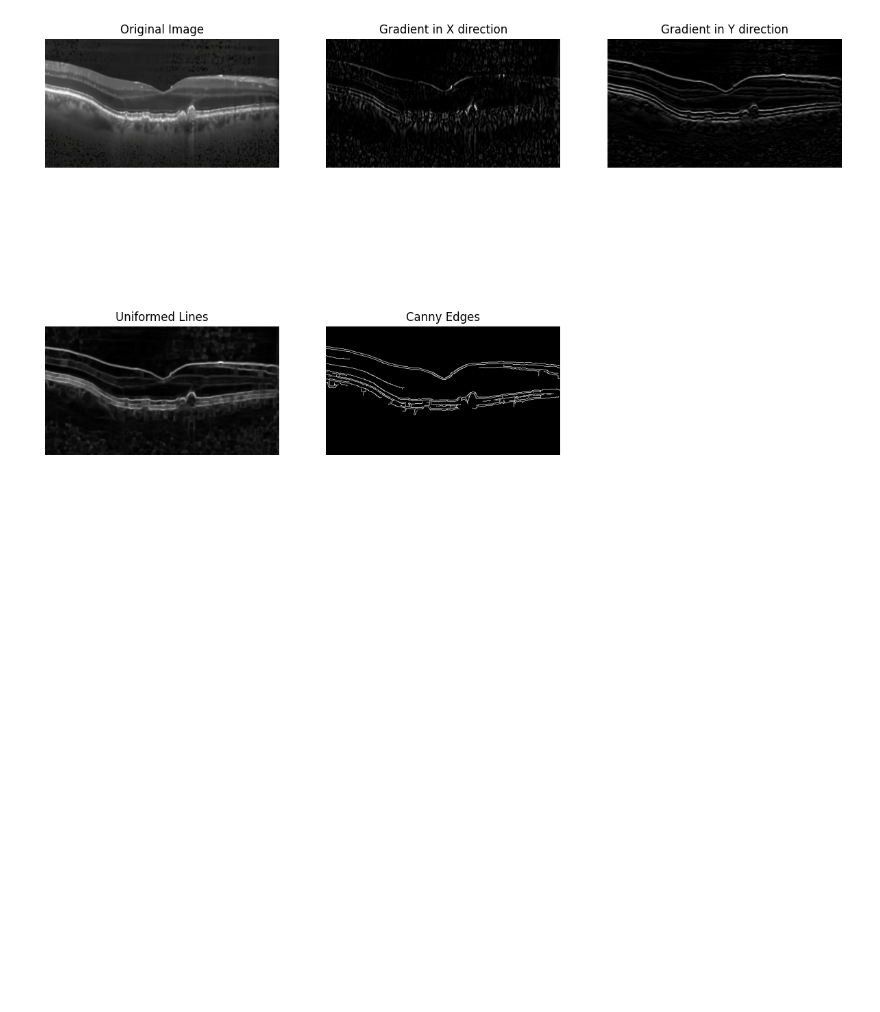
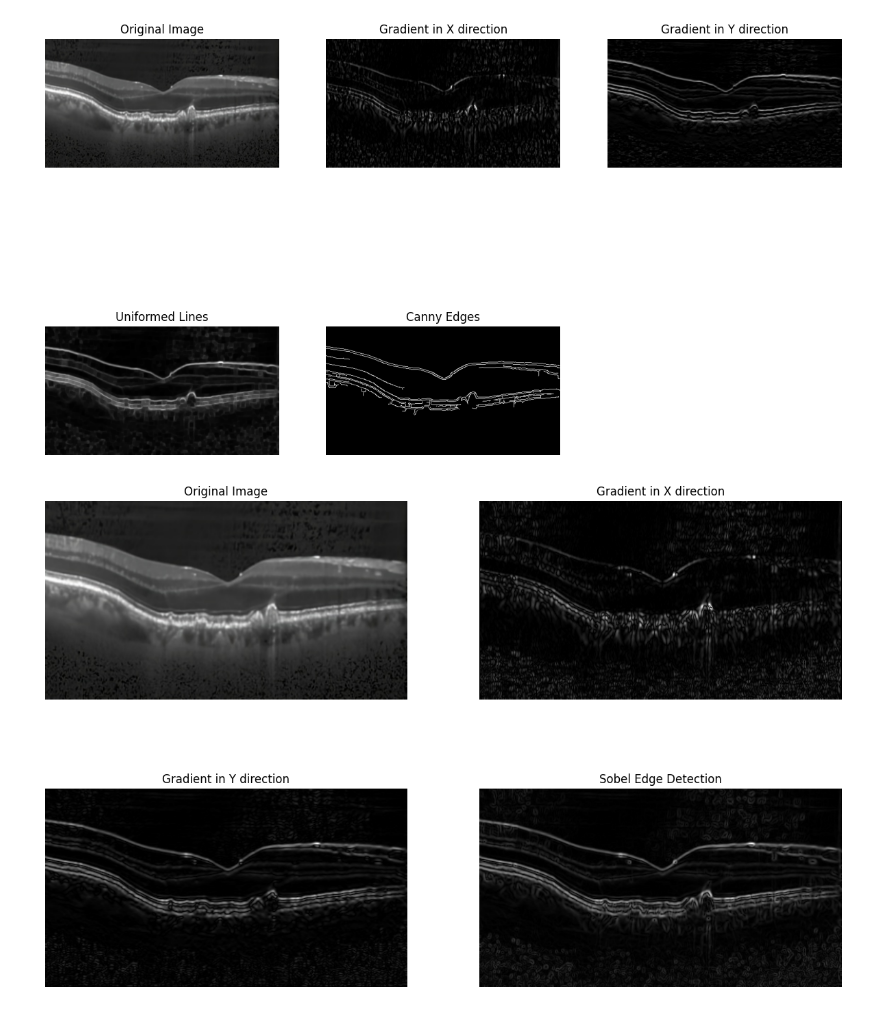
Before and after one commit to HamGNX/OCT_Ham_Test, a Jupyter notebook: nv.ipynb, the cells around one changed output. Saved outputs shown, nothing was run; the diff lists cells and outputs as text; code cells hidden in the pictures; blank space fills up the shorter version.

```diff
--- a/nv.ipynb
+++ b/nv.ipynb
@@ -83,3 +83,60 @@ plt.axis('off')
 plt.show()
 # %% [output]
 [figure]
+# %%
+import cv2
+import numpy as np
+import matplotlib.pyplot as plt
+
+# Load the image
+image_path = '/Users/ham/Documents/Visual Studio Code/OCT_Ham_Test/img047n.jpeg'  # Replace with your image path
+image = cv2.imread(image_path)
+
+# Convert to grayscale
+gray_image = cv2.cvtColor(image, cv2.COLOR_BGR2GRAY)
+
+# Apply Gaussian smoothing (optional)
+blurred_image = cv2.GaussianBlur(gray_image, (3, 3), 0)
+
+# Sobel operators
+Gx = cv2.Sobel(blurred_image, cv2.CV_64F, 1, 0, ksize=3)
+Gy = cv2.Sobel(blurred_image, cv2.CV_64F, 0, 1, ksize=3)
+
+# Gradient magnitude
+G = np.sqrt(Gx**2 + Gy**2)
+
+# Normalize to range 0-255
+Gx = np.uint8(255 * np.abs(Gx) / np.max(Gx))
+Gy = np.uint8(255 * np.abs(Gy) / np.max(Gy))
+G = np.uint8(255 * G / np.max(G))
+
+# Display the results
+plt.figure(figsize=(15, 10))
+
+# Original image
+plt.subplot(2, 2, 1)
+plt.imshow(cv2.cvtColor(image, cv2.COLOR_BGR2RGB))
+plt.title('Original Image')
+plt.axis('off')
+
+# Gradient in X direction
+plt.subplot(2, 2, 2)
+plt.imshow(Gx, cmap='gray')
+plt.title('Gradient in X direction')
+plt.axis('off')
+
+# Gradient in Y direction
+plt.subplot(2, 2, 3)
+plt.imshow(Gy, cmap='gray')
+plt.title('Gradient in Y direction')
+plt.axis('off')
+
+# Edge-detected image
+plt.subplot(2, 2, 4)
+plt.imshow(G, cmap='gray')
+plt.title('Sobel Edge Detection')
+plt.axis('off')
+
+plt.show()
+# %% [output]
+[figure, added]
```
Also changed, not shown: parts of 1 cell of this notebook.
